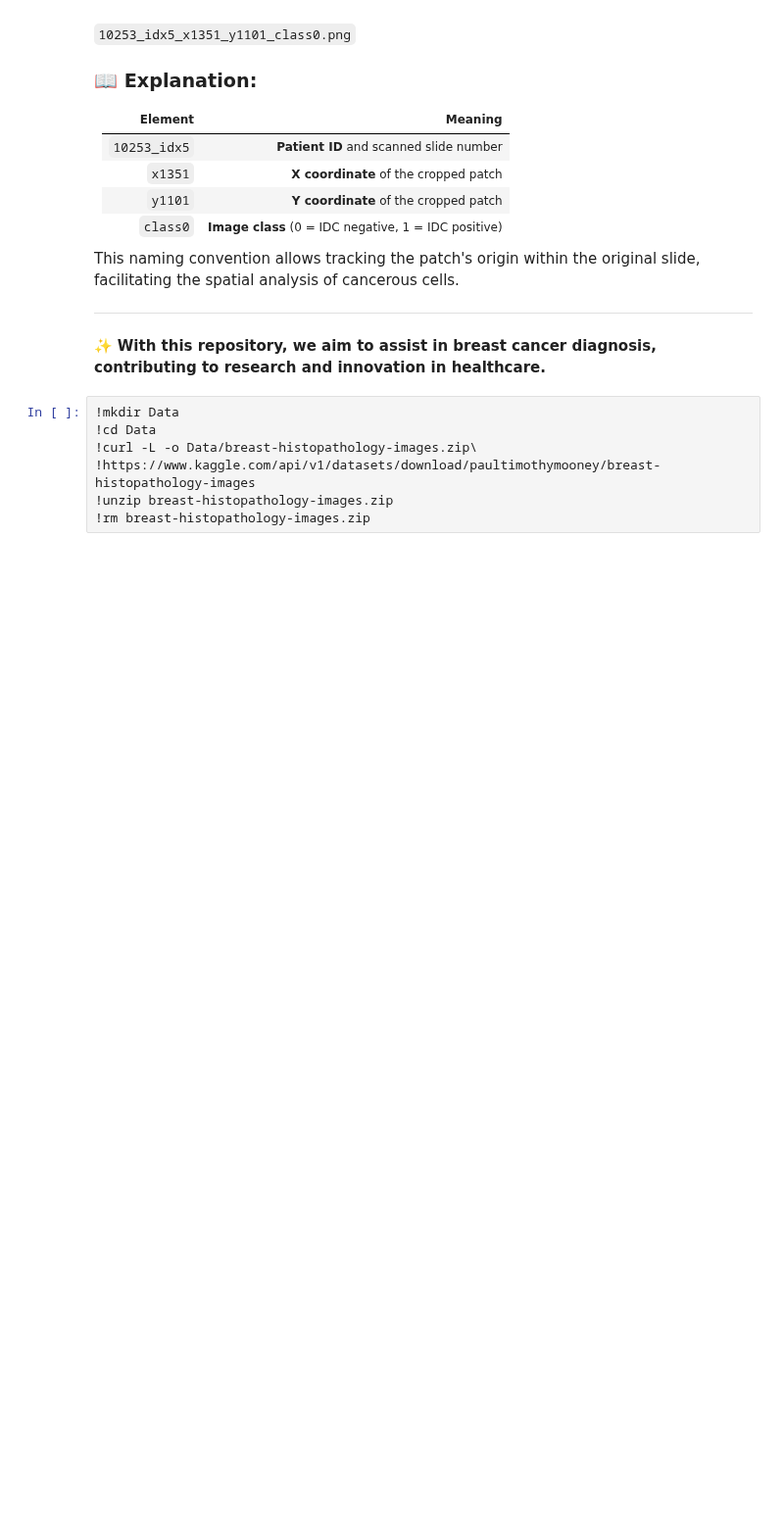
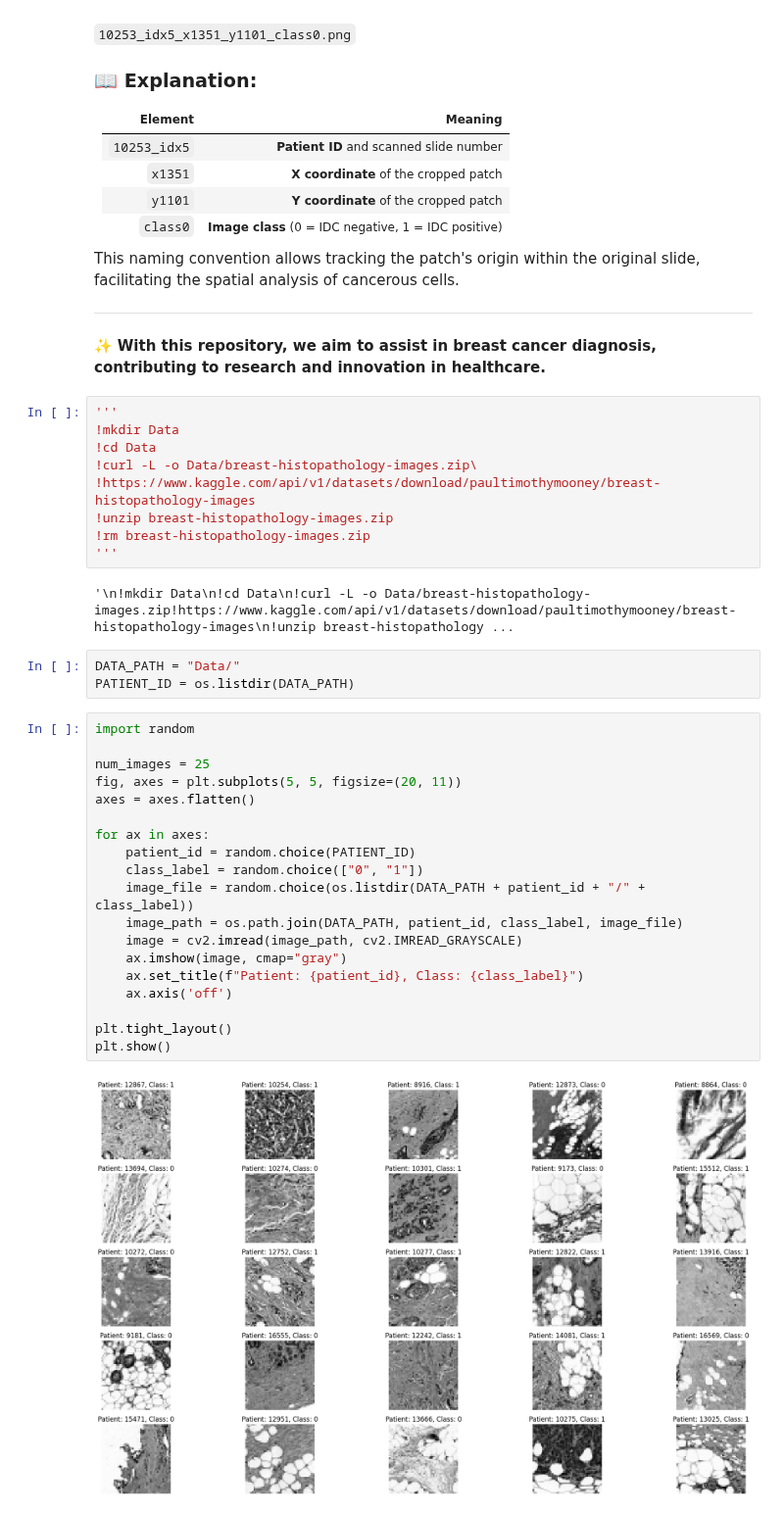
Before and after one commit to Henrique1201/Classification-of-Cancer-Cells-in-Images, a Jupyter notebook: CNN.ipynb, the cells around one changed output. Shown at 98% size. Drawn from its saved outputs; the diff is of its cells as text; blank space fills up the shorter version.

```diff
--- a/CNN.ipynb
+++ b/CNN.ipynb
@@ -45,9 +48,37 @@ This naming convention allows tracking the patch's origin within the original sl
 ---
 ✨ **With this repository, we aim to assist in breast cancer diagnosis, contributing to research and innovation in healthcare.**
 # %%
+'''
 !mkdir Data
 !cd Data
 !curl -L -o Data/breast-histopathology-images.zip\
 !https://www.kaggle.com/api/v1/datasets/download/paultimothymooney/breast-histopathology-images
 !unzip breast-histopathology-images.zip
 !rm breast-histopathology-images.zip
+'''
+# %% [output]
+'\n!mkdir Data\n!cd Data\n!curl -L -o Data/breast-histopathology-images.zip!https://www.kaggle.com/api/v1/datasets/download/paultimothymooney/breast-histopathology-images\n!unzip breast-histopathology ...
+# %%
+DATA_PATH = "Data/"
+PATIENT_ID = os.listdir(DATA_PATH)
+# %%
+import random
+
+num_images = 25
+fig, axes = plt.subplots(5, 5, figsize=(20, 11))
+axes = axes.flatten()
+
+for ax in axes:
+    patient_id = random.choice(PATIENT_ID)
+    class_label = random.choice(["0", "1"])
+    image_file = random.choice(os.listdir(DATA_PATH + patient_id + "/" + class_label))
+    image_path = os.path.join(DATA_PATH, patient_id, class_label, image_file)
+    image = cv2.imread(image_path, cv2.IMREAD_GRAYSCALE)
+    ax.imshow(image, cmap="gray")
+    ax.set_title(f"Patient: {patient_id}, Class: {class_label}")
+    ax.axis('off')
+
+plt.tight_layout()
+plt.show()
+# %% [output]
+[figure, added]
```
Also changed, not shown: parts of 3 cells of this notebook.
